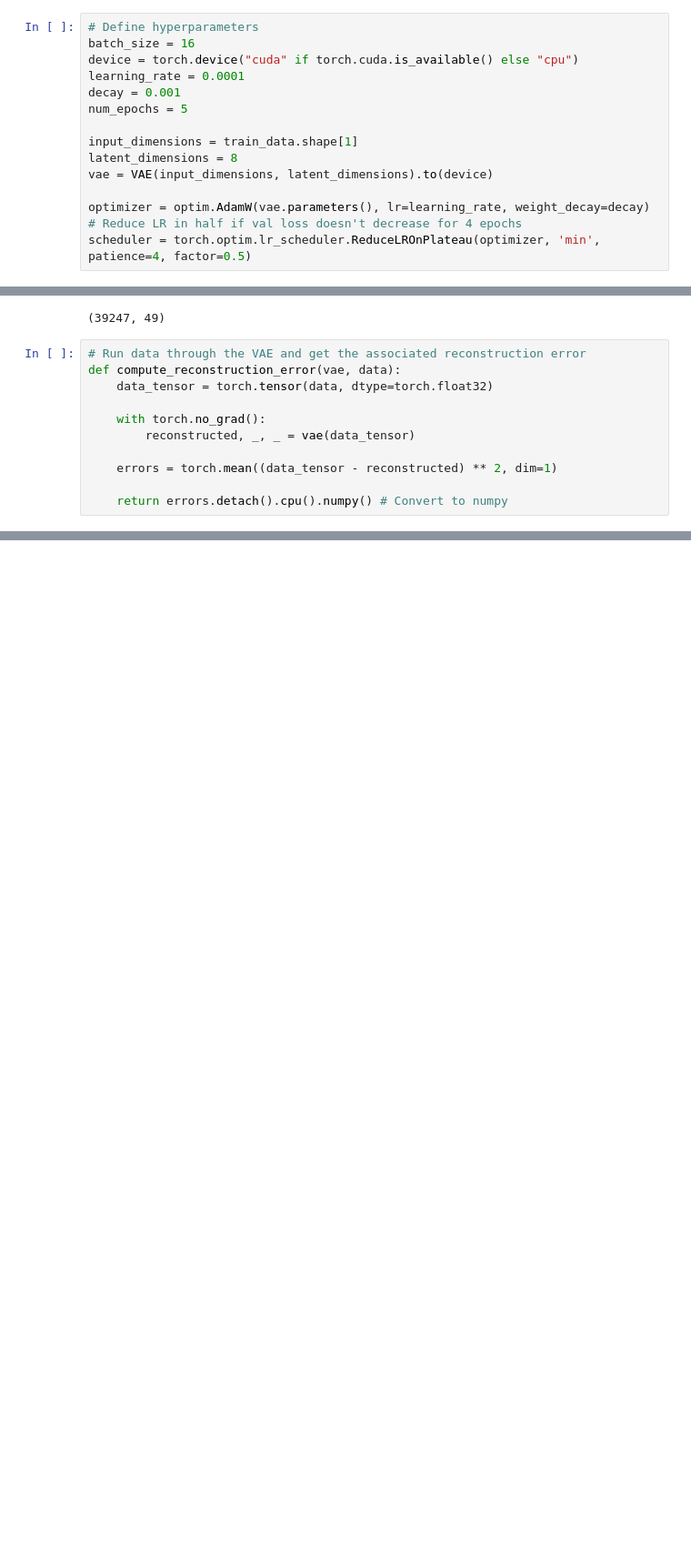
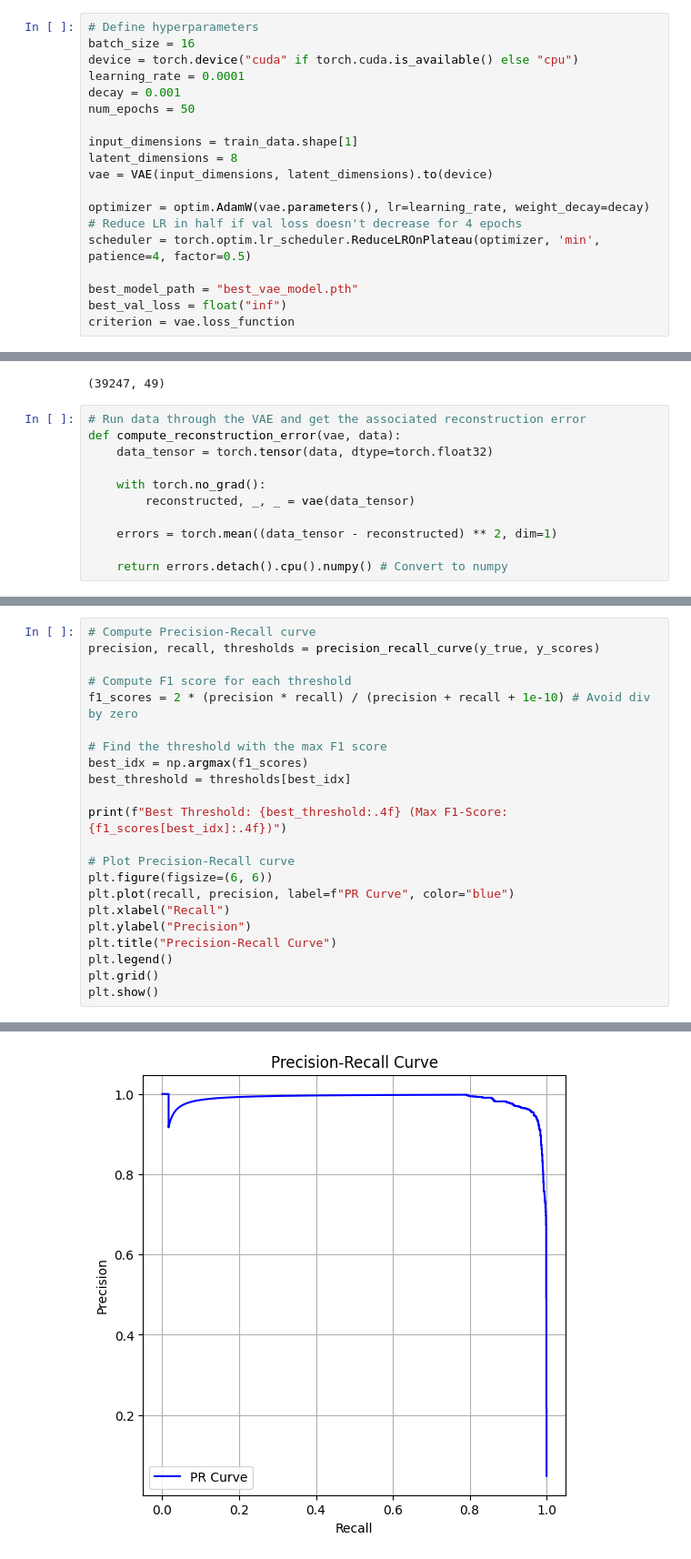
Before and after one commit to abeyyoseph/OtherProjects, a Jupyter notebook: NetworkTrafficAnomalyDetectionVAE/NetworkAnomalyDetection.ipynb, the cells around one changed output, grey strips where cells are left out. Shown at 91% size. Drawn from its saved outputs; the diff is of its cells as text; blank space fills up the shorter version.

```diff
--- a/NetworkTrafficAnomalyDetectionVAE/NetworkAnomalyDetection.ipynb
+++ b/NetworkTrafficAnomalyDetectionVAE/NetworkAnomalyDetection.ipynb
@@ -200,7 +200,7 @@ batch_size = 16
 device = torch.device("cuda" if torch.cuda.is_available() else "cpu")
 learning_rate = 0.0001
 decay = 0.001
-num_epochs = 5
+num_epochs = 50
 
 input_dimensions = train_data.shape[1]
 latent_dimensions = 8
@@ -209,6 +209,10 @@ vae = VAE(input_dimensions, latent_dimensions).to(device)
 optimizer = optim.AdamW(vae.parameters(), lr=learning_rate, weight_decay=decay)
 # Reduce LR in half if val loss doesn't decrease for 4 epochs
 scheduler = torch.optim.lr_scheduler.ReduceLROnPlateau(optimizer, 'min', patience=4, factor=0.5)
+
+best_model_path = "best_vae_model.pth"
+best_val_loss = float("inf")
+criterion = vae.loss_function
 # %%
 # Create DataLoaders
 train_loader = DataLoader(TensorDataset(train_tensor), batch_size=batch_size, shuffle=True)
@@ -330,0 +324,23 @@ Precision: 0.5032, Recall: 0.9990, F1-Score: 0.6692
+# %%
+# Compute Precision-Recall curve
+precision, recall, thresholds = precision_recall_curve(y_true, y_scores)
+
+# Compute F1 score for each threshold
+f1_scores = 2 * (precision * recall) / (precision + recall + 1e-10) # Avoid div by zero
+
+# Find the threshold with the max F1 score
+best_idx = np.argmax(f1_scores)
+best_threshold = thresholds[best_idx]
+
+print(f"Best Threshold: {best_threshold:.4f} (Max F1-Score: {f1_scores[best_idx]:.4f})")
+
+# Plot Precision-Recall curve
+plt.figure(figsize=(6, 6))
+plt.plot(recall, precision, label=f"PR Curve", color="blue")
+plt.xlabel("Recall")
+plt.ylabel("Precision")
+plt.title("Precision-Recall Curve")
+plt.legend()
+plt.grid()
+plt.show()
+# %% [output]
@@ -330,0 +348 @@ Precision: 0.5032, Recall: 0.9990, F1-Score: 0.6692
+[figure, added]
```
Also changed, not shown: parts of 6 cells of this notebook.
